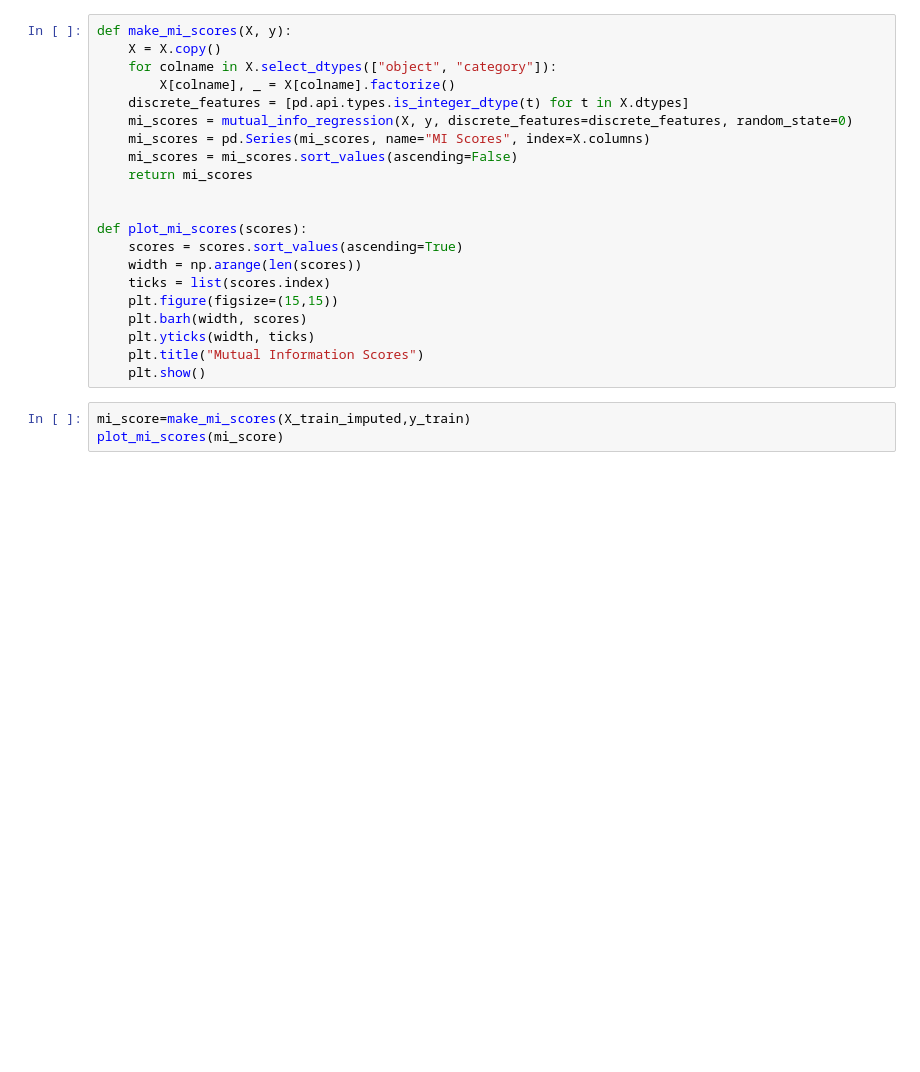
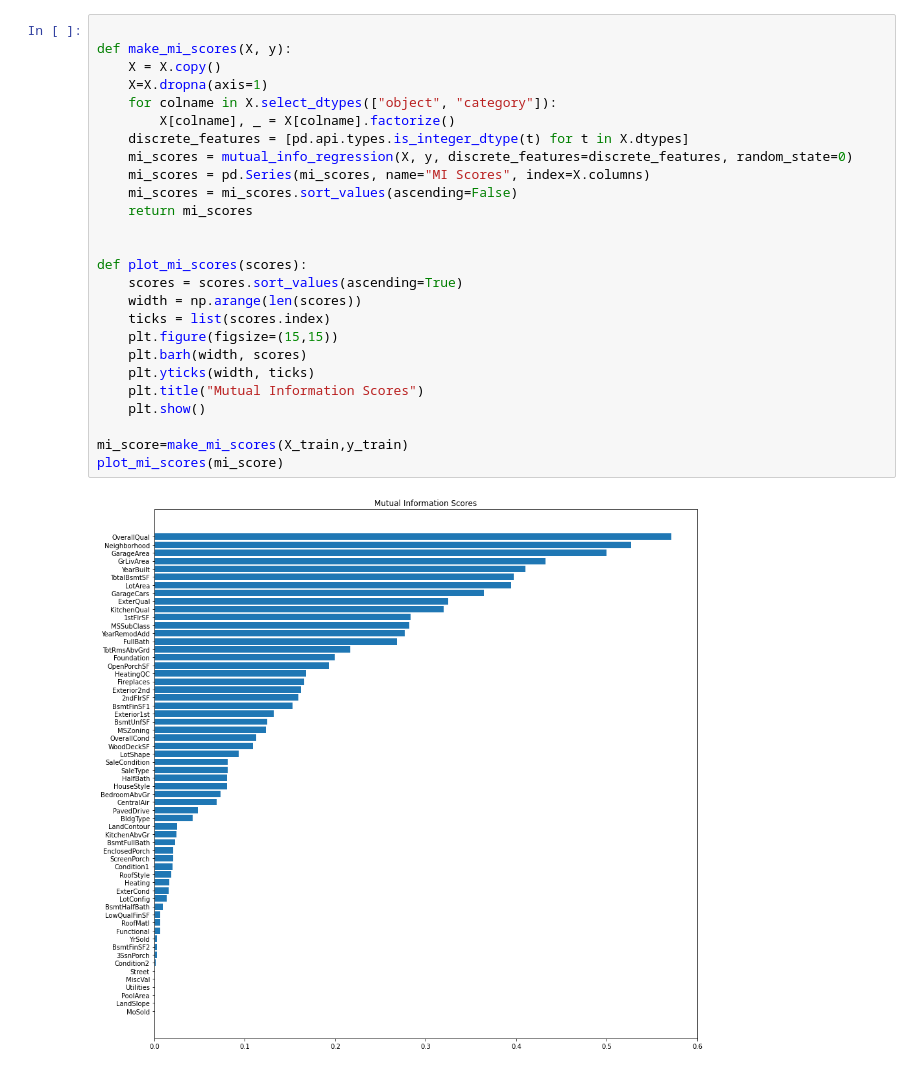
Before and after one commit to Jude-kotiano/Advance-Regression-HousePrices, a Jupyter notebook: house-pred-advanced.ipynb, the cells around one changed output. Cells and saved outputs as stored; diff of their text form; blank space fills up the shorter version.

```diff
--- a/house-pred-advanced.ipynb
+++ b/house-pred-advanced.ipynb
@@ -64,24 +119,28 @@ for col in categorical_cols.columns:
 # %%
+
 def make_mi_scores(X, y):
     X = X.copy()
+    X=X.dropna(axis=1)
     for colname in X.select_dtypes(["object", "category"]):
         X[colname], _ = X[colname].factorize()
     discrete_features = [pd.api.types.is_integer_dtype(t) for t in X.dtypes]
     mi_scores = mutual_info_regression(X, y, discrete_features=discrete_features, random_state=0)
     mi_scores = pd.Series(mi_scores, name="MI Scores", index=X.columns)
     mi_scores = mi_scores.sort_values(ascending=False)
     return mi_scores
 
 
 def plot_mi_scores(scores):
     scores = scores.sort_values(ascending=True)
     width = np.arange(len(scores))
     ticks = list(scores.index)
     plt.figure(figsize=(15,15))
     plt.barh(width, scores)
     plt.yticks(width, ticks)
     plt.title("Mutual Information Scores")
     plt.show()
+
+mi_score=make_mi_scores(X_train,y_train)
+plot_mi_scores(mi_score)
+# %% [output]
+[figure, added]
-# %%
-mi_score=make_mi_scores(X_train_imputed,y_train)
-plot_mi_scores(mi_score)
```
Also changed, not shown: parts of 9 cells of this notebook.
